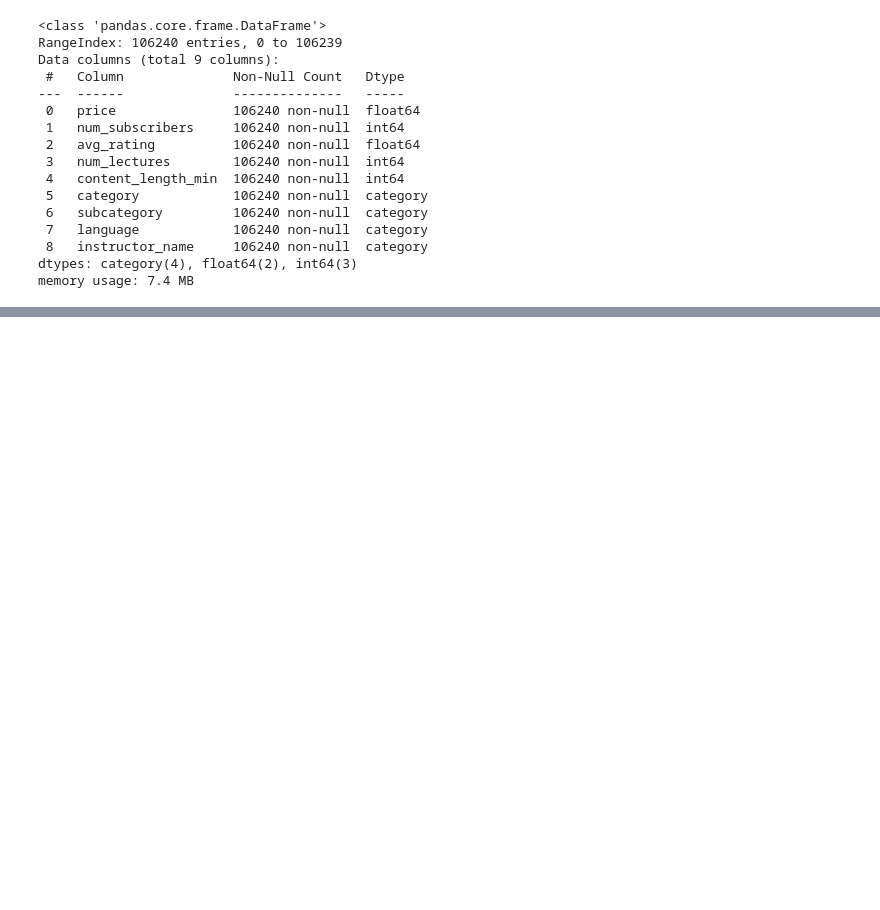
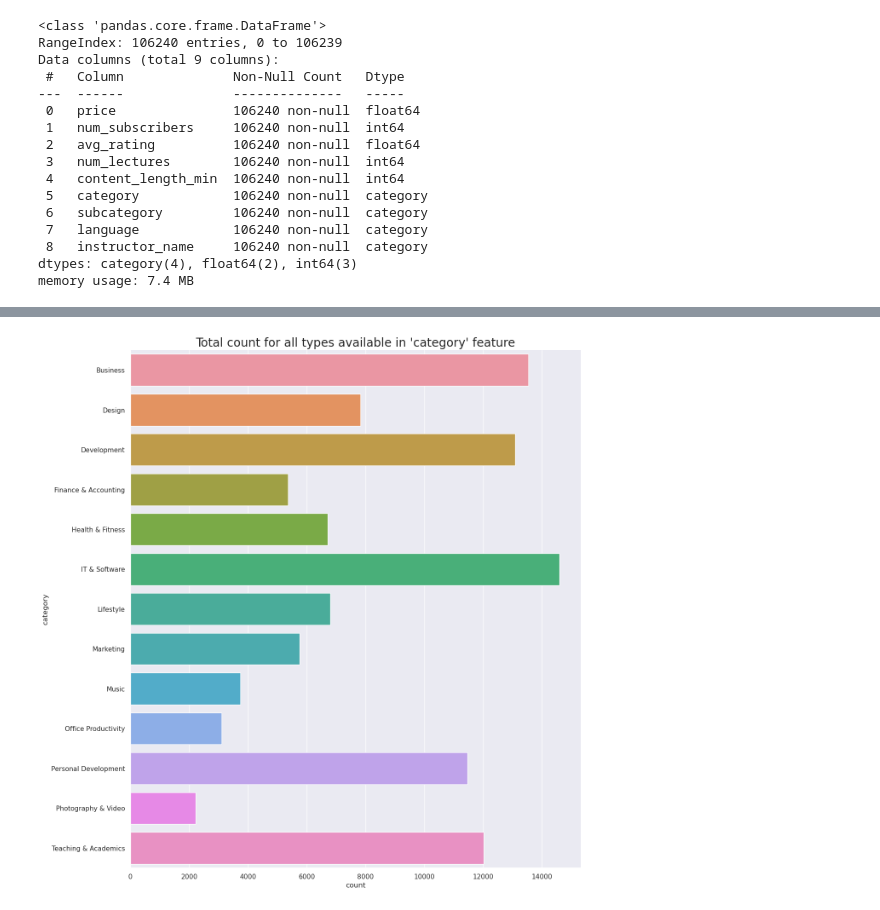
Before and after one commit to Amizzuddin/sc1015, a Jupyter notebook: contributions/amizzuddin/amizzuddin.ipynb, the cells around one changed output, grey strips where cells are left out. Saved outputs shown, nothing was run; the diff lists cells and outputs as text; code cells hidden in the pictures; blank space fills up the shorter version.

```diff
--- a/contributions/amizzuddin/amizzuddin.ipynb
+++ b/contributions/amizzuddin/amizzuddin.ipynb
@@ -115,3 +119,5 @@ memory usage: 7.4 MB
 # %%
-# generate_categorical_count_visualization(RemovedOutlierDataset, parameters)
+generate_categorical_count_visualization(RemovedOutlierDataset, parameters)
+# %% [output]
+[figure, added]
 # %%
```
Also changed, not shown: parts of 11 cells of this notebook, 4 other files.
